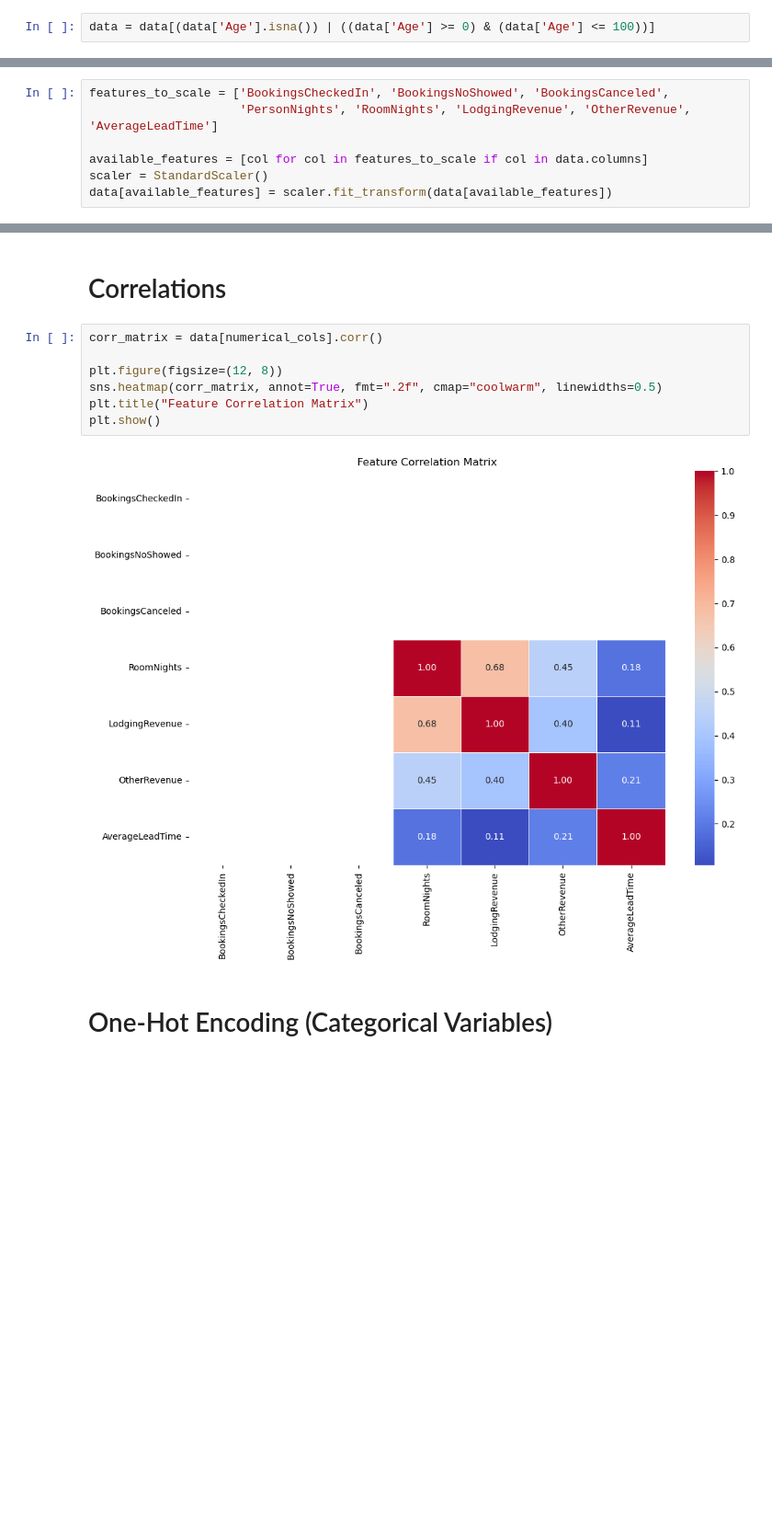
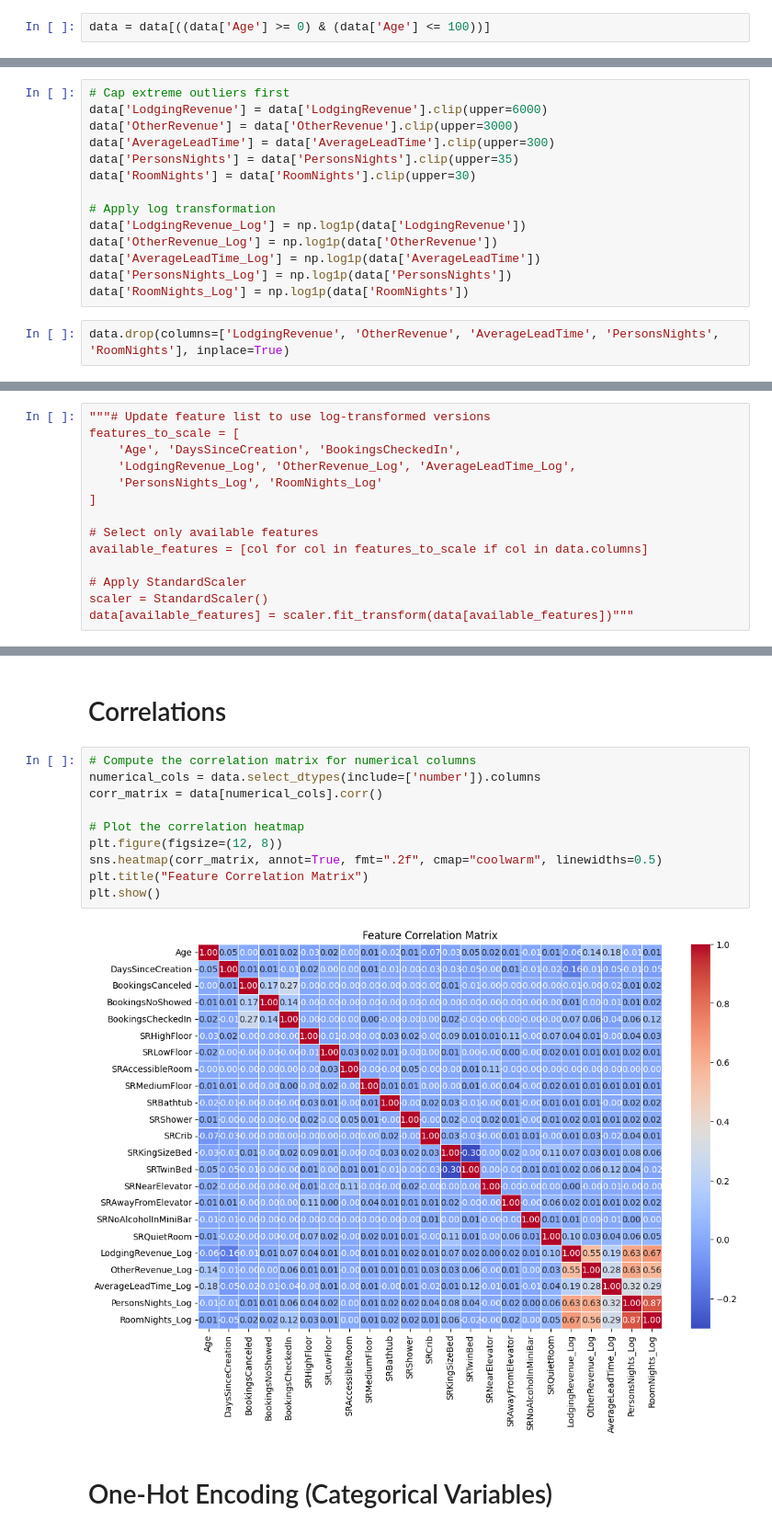
Before and after one commit to gugaaa1904/BC, a Jupyter notebook: Case 1.ipynb, the cells around one changed output, grey strips where cells are left out. Shown at 92% size. Cells and saved outputs as stored; diff of their text form; blank space fills up the shorter version.

```diff
--- a/Case 1.ipynb
+++ b/Case 1.ipynb
@@ -434,4 +507,4 @@ Rows removed: 0
 # %% [markdown]
 ### Outliers Handling
 # %%
-data = data[(data['Age'].isna()) | ((data['Age'] >= 0) & (data['Age'] <= 100))]
+data = data[((data['Age'] >= 0) & (data['Age'] <= 100))]
@@ -506,0 +571,16 @@ Dataset size after IQR-based outlier removal: 59067 rows
+# %%
+# Cap extreme outliers first
+data['LodgingRevenue'] = data['LodgingRevenue'].clip(upper=6000)
+data['OtherRevenue'] = data['OtherRevenue'].clip(upper=3000)
+data['AverageLeadTime'] = data['AverageLeadTime'].clip(upper=300)
+data['PersonsNights'] = data['PersonsNights'].clip(upper=35)
+data['RoomNights'] = data['RoomNights'].clip(upper=30)
+
+# Apply log transformation
+data['LodgingRevenue_Log'] = np.log1p(data['LodgingRevenue'])
+data['OtherRevenue_Log'] = np.log1p(data['OtherRevenue'])
+data['AverageLeadTime_Log'] = np.log1p(data['AverageLeadTime'])
+data['PersonsNights_Log'] = np.log1p(data['PersonsNights'])
+data['RoomNights_Log'] = np.log1p(data['RoomNights'])
+# %%
+data.drop(columns=['LodgingRevenue', 'OtherRevenue', 'AverageLeadTime', 'PersonsNights', 'RoomNights'], inplace=True)
@@ -530,9 +627,16 @@ plt.show()
 # %% [markdown]
 # Scaling
 # %%
-features_to_scale = ['BookingsCheckedIn', 'BookingsNoShowed', 'BookingsCanceled',
-                     'PersonNights', 'RoomNights', 'LodgingRevenue', 'OtherRevenue', 'AverageLeadTime']
+"""# Update feature list to use log-transformed versions
+features_to_scale = [
+    'Age', 'DaysSinceCreation', 'BookingsCheckedIn',
+    'LodgingRevenue_Log', 'OtherRevenue_Log', 'AverageLeadTime_Log',
+    'PersonsNights_Log', 'RoomNights_Log'
+]
 
+# Select only available features
 available_features = [col for col in features_to_scale if col in data.columns]
+
+# Apply StandardScaler
 scaler = StandardScaler()
-data[available_features] = scaler.fit_transform(data[available_features])
+data[available_features] = scaler.fit_transform(data[available_features])"""
@@ -539,14 +645,17 @@ data[available_features] = scaler.fit_transform(data[available_features])
 # %% [markdown]
 # Correlations
 # %%
+# Compute the correlation matrix for numerical columns
+numerical_cols = data.select_dtypes(include=['number']).columns
 corr_matrix = data[numerical_cols].corr()
 
+# Plot the correlation heatmap
 plt.figure(figsize=(12, 8))
 sns.heatmap(corr_matrix, annot=True, fmt=".2f", cmap="coolwarm", linewidths=0.5)
 plt.title("Feature Correlation Matrix")
 plt.show()
 # %% [output]
-[figure, old version]
+[figure, new version]
 # %% [markdown]
 # One-Hot Encoding (Categorical Variables)
 # %%
```
Also changed, not shown: parts of 48 cells of this notebook.
